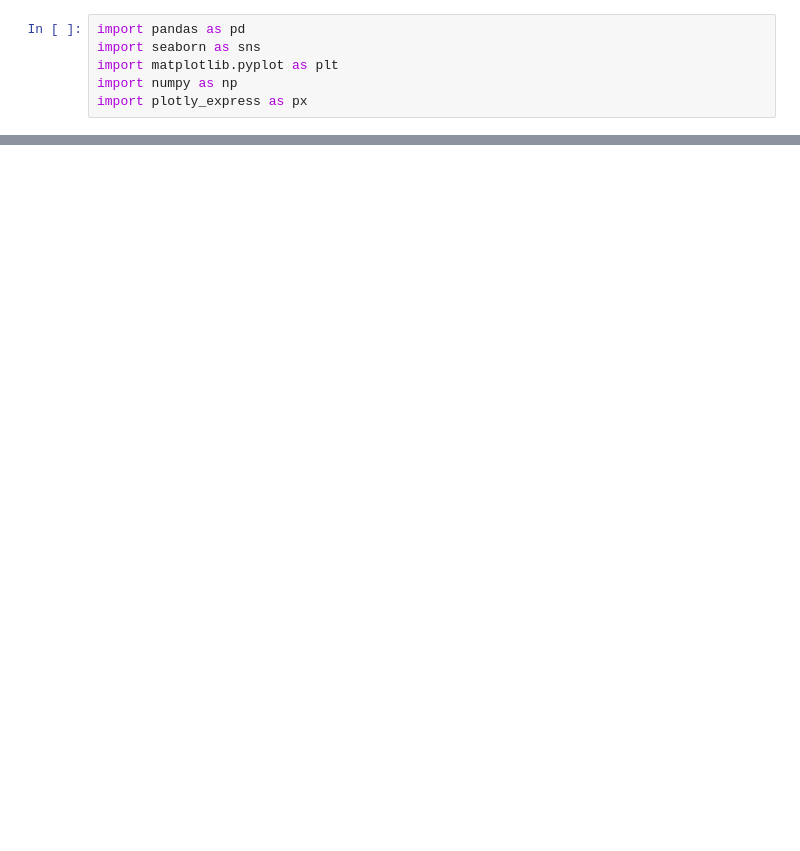
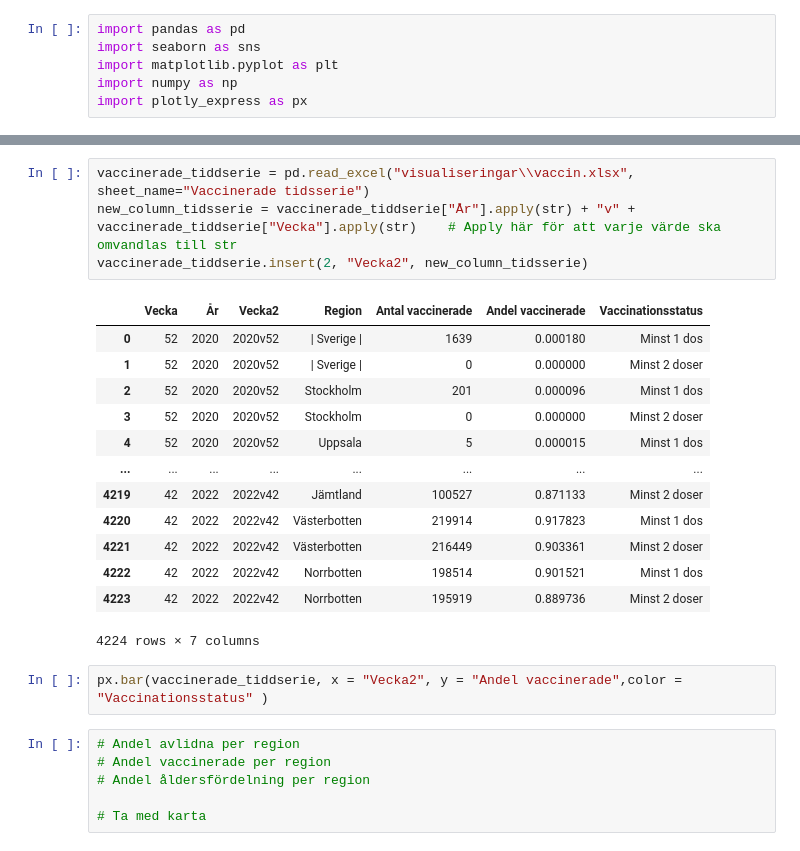
Before and after one commit to yomo001/databehandling-YOUNIS-MOUSSAVI, a Jupyter notebook: Laboration/lab1_uppgift3.ipynb, the cells around one changed output, grey strips where cells are left out. Drawn from its saved outputs; the diff is of its cells as text; blank space fills up the shorter version.

```diff
--- a/Laboration/lab1_uppgift3.ipynb
+++ b/Laboration/lab1_uppgift3.ipynb
@@ -30,0 +103,26 @@ display(veckodata_riket.head())
+# %%
+vaccinerade_tiddserie = pd.read_excel("visualiseringar\\vaccin.xlsx", sheet_name="Vaccinerade tidsserie")
+new_column_tidsserie = vaccinerade_tiddserie["År"].apply(str) + "v" + vaccinerade_tiddserie["Vecka"].apply(str)    # Apply här för att varje värde ska omvandlas till str
+vaccinerade_tiddserie.insert(2, "Vecka2", new_column_tidsserie)
+# %% [output]
+|  | Vecka | År | Vecka2 | Region | Antal vaccinerade | Andel vaccinerade | Vaccinationsstatus |
+| 0 | 52 | 2020 | 2020v52 | | Sverige | | 1639 | 0.000180 | Minst 1 dos |
+| 1 | 52 | 2020 | 2020v52 | | Sverige | | 0 | 0.000000 | Minst 2 doser |
+| 2 | 52 | 2020 | 2020v52 | Stockholm | 201 | 0.000096 | Minst 1 dos |
+| 3 | 52 | 2020 | 2020v52 | Stockholm | 0 | 0.000000 | Minst 2 doser |
+| 4 | 52 | 2020 | 2020v52 | Uppsala | 5 | 0.000015 | Minst 1 dos |
+| ... | ... | ... | ... | ... | ... | ... | ... |
+| 4219 | 42 | 2022 | 2022v42 | Jämtland | 100527 | 0.871133 | Minst 2 doser |
+| 4220 | 42 | 2022 | 2022v42 | Västerbotten | 219914 | 0.917823 | Minst 1 dos |
+| 4221 | 42 | 2022 | 2022v42 | Västerbotten | 216449 | 0.903361 | Minst 2 doser |
+| 4222 | 42 | 2022 | 2022v42 | Norrbotten | 198514 | 0.901521 | Minst 1 dos |
+| 4223 | 42 | 2022 | 2022v42 | Norrbotten | 195919 | 0.889736 | Minst 2 doser |
+4224 rows × 7 columns
+# %%
+px.bar(vaccinerade_tiddserie, x = "Vecka2", y = "Andel vaccinerade",color = "Vaccinationsstatus" )
+# %%
+# Andel avlidna per region
+# Andel vaccinerade per region
+# Andel åldersfördelning per region
+
+# Ta med karta
```
Also changed, not shown: parts of 11 cells of this notebook.
